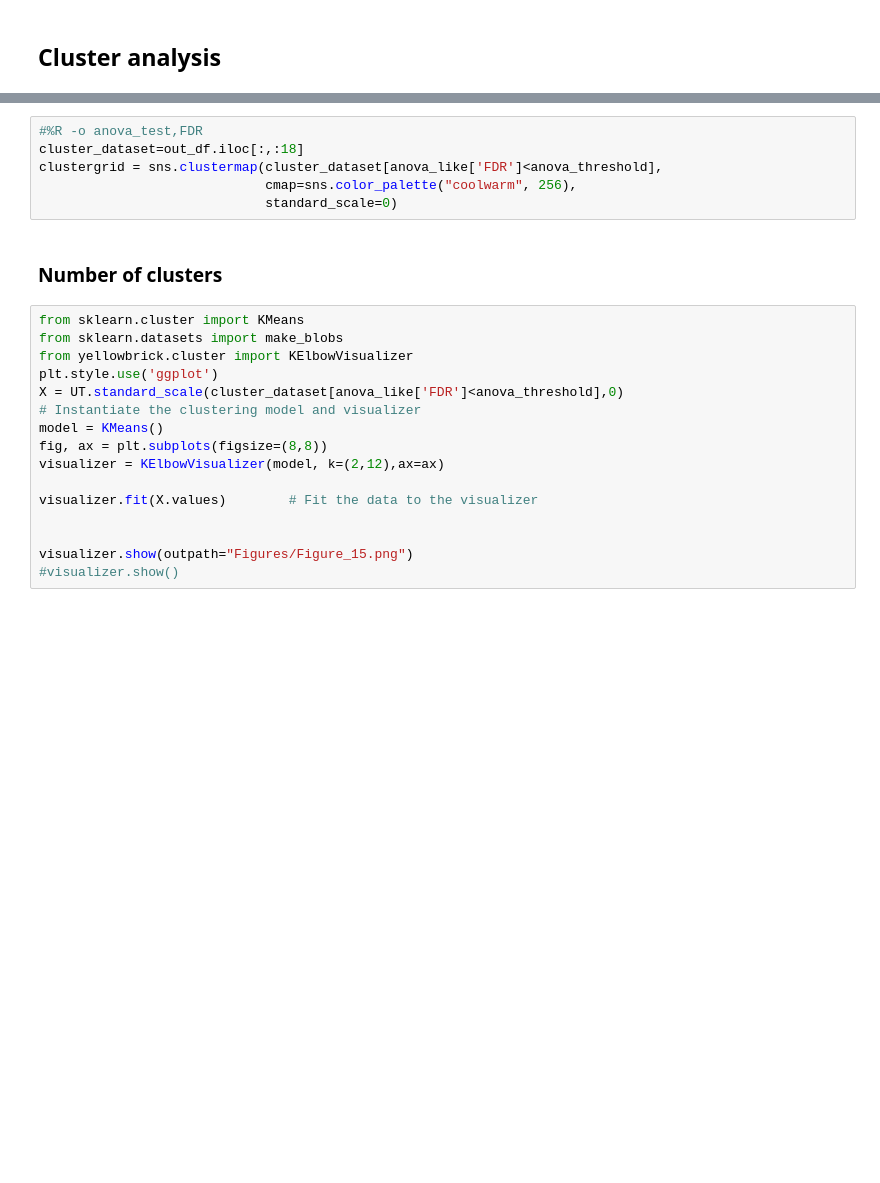
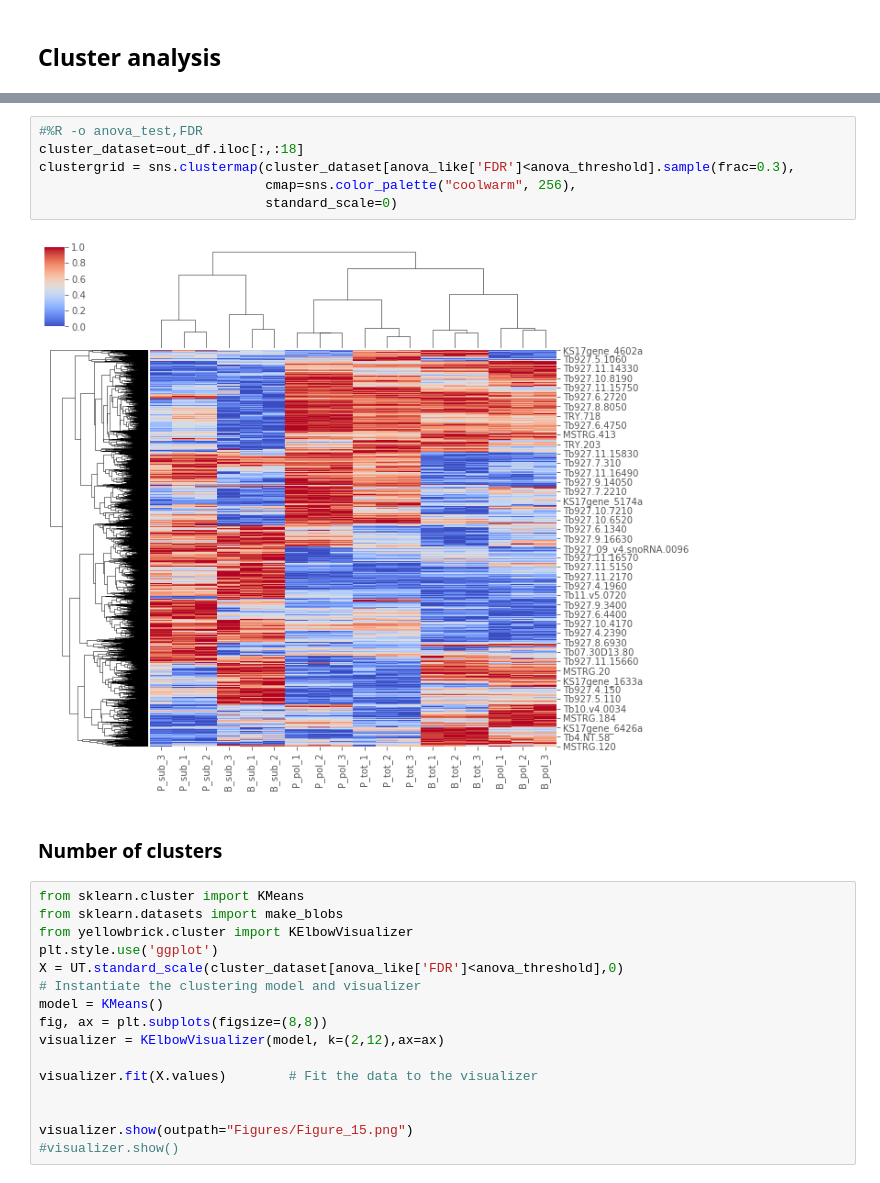
Before and after one commit to mtinti/polysome, a Jupyter notebook: FiguresPaper.ipynb, the cells around one changed output, grey strips where cells are left out. Saved outputs shown, nothing was run; the diff lists cells and outputs as text; blank space fills up the shorter version.

Commit message:
change clustergrid input

```diff
--- a/FiguresPaper.ipynb
+++ b/FiguresPaper.ipynb
@@ -694,9 +1022,11 @@ cluster_dataset.describe()
 # %%
 #%R -o anova_test,FDR
 cluster_dataset=out_df.iloc[:,:18]
-clustergrid = sns.clustermap(cluster_dataset[anova_like['FDR']<anova_threshold],
+clustergrid = sns.clustermap(cluster_dataset[anova_like['FDR']<anova_threshold].sample(frac=0.3),
                              cmap=sns.color_palette("coolwarm", 256),
                              standard_scale=0)
+# %% [output]
+[figure, added]
 # %% [markdown]
 ### Number of clusters
 # %%
```
Also changed, not shown: parts of 49 cells of this notebook.
